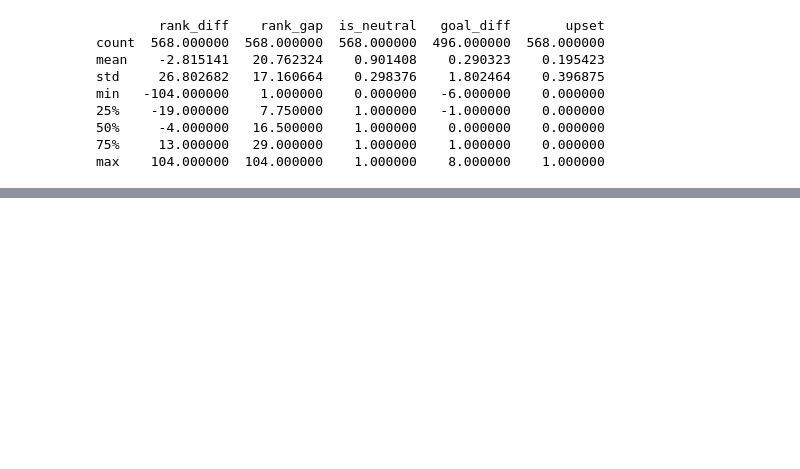
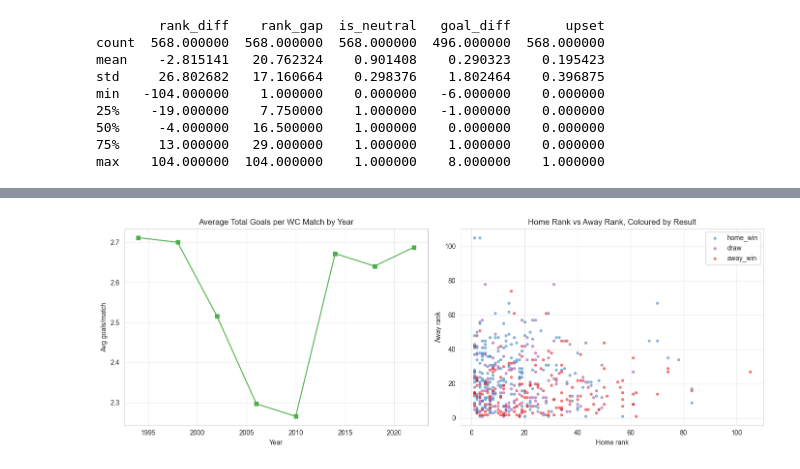
Before and after one commit to jsl1114/cs381-final, a Jupyter notebook: finalproject.ipynb, the cells around one changed output, grey strips where cells are left out. Cells and saved outputs as stored; diff of their text form; code cells hidden in the pictures; blank space fills up the shorter version.

```diff
--- a/finalproject.ipynb
+++ b/finalproject.ipynb
@@ -192,0 +713,22 @@ plt.show()
+# %%
+fig, axes = plt.subplots(1, 2, figsize=(14, 5))
+
+# Goals per match over time — line plot
+goals_by_year = df_wc.groupby("year")["total_goals"].mean()
+axes[0].plot(goals_by_year.index, goals_by_year.values, marker="s", color="#4daf4a")
+axes[0].set_title("Average Total Goals per WC Match by Year")
+axes[0].set_xlabel("Year"); axes[0].set_ylabel("Avg goals/match")
+axes[0].grid(True, alpha=0.4)
+
+# Home rank vs away rank scatter, colour-coded by result
+for r, color in [("home_win", "#377eb8"), ("draw", "#984ea3"), ("away_win", "#e41a1c")]:
+    sub = df_wc[df_wc["result"] == r]
+    axes[1].scatter(sub["home_rank"], sub["away_rank"], c=color, s=12, alpha=0.5, label=r)
+axes[1].set_title("Home Rank vs Away Rank, Coloured by Result")
+axes[1].set_xlabel("Home rank"); axes[1].set_ylabel("Away rank")
+axes[1].legend(); axes[1].grid(True, alpha=0.4)
+
+plt.tight_layout()
+plt.show()
+# %% [output]
+[figure, added]
```
Also changed, not shown: parts of 24 cells of this notebook, 3 other files.
